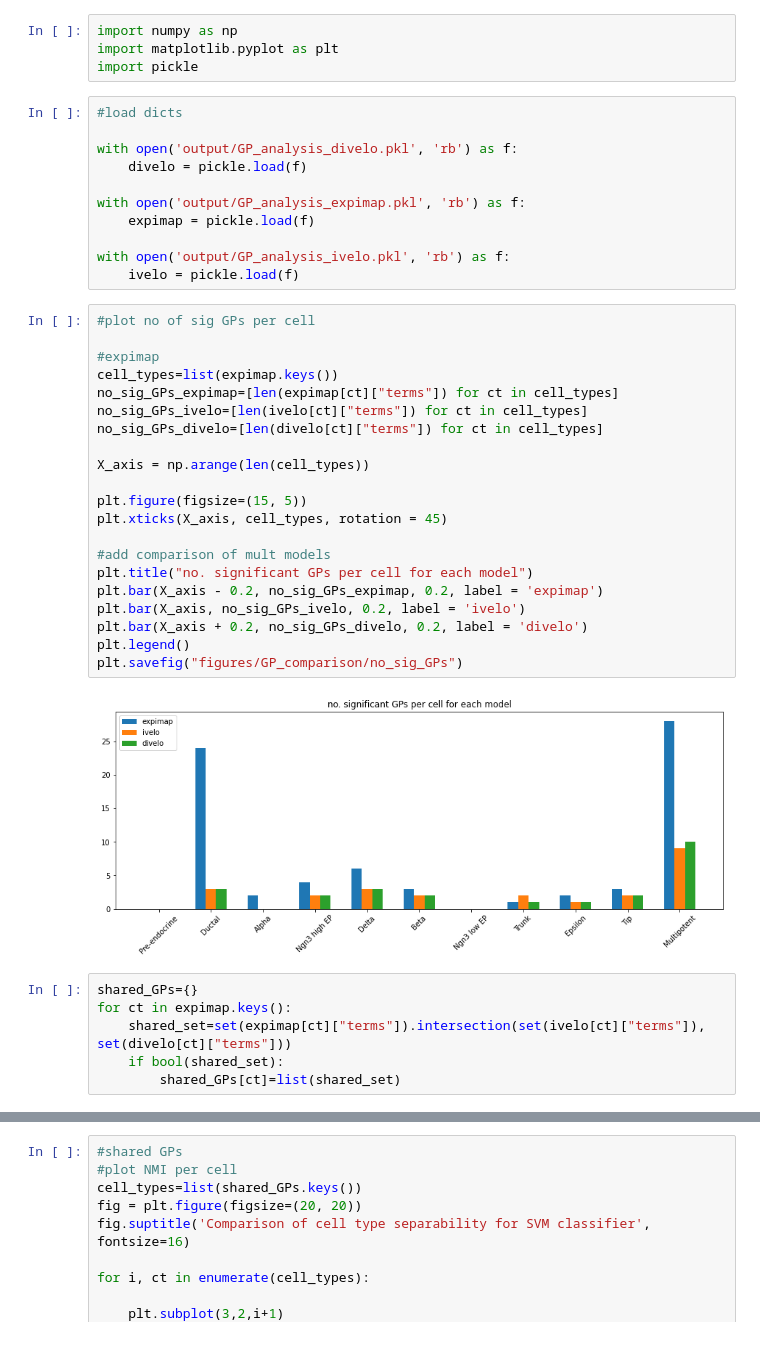
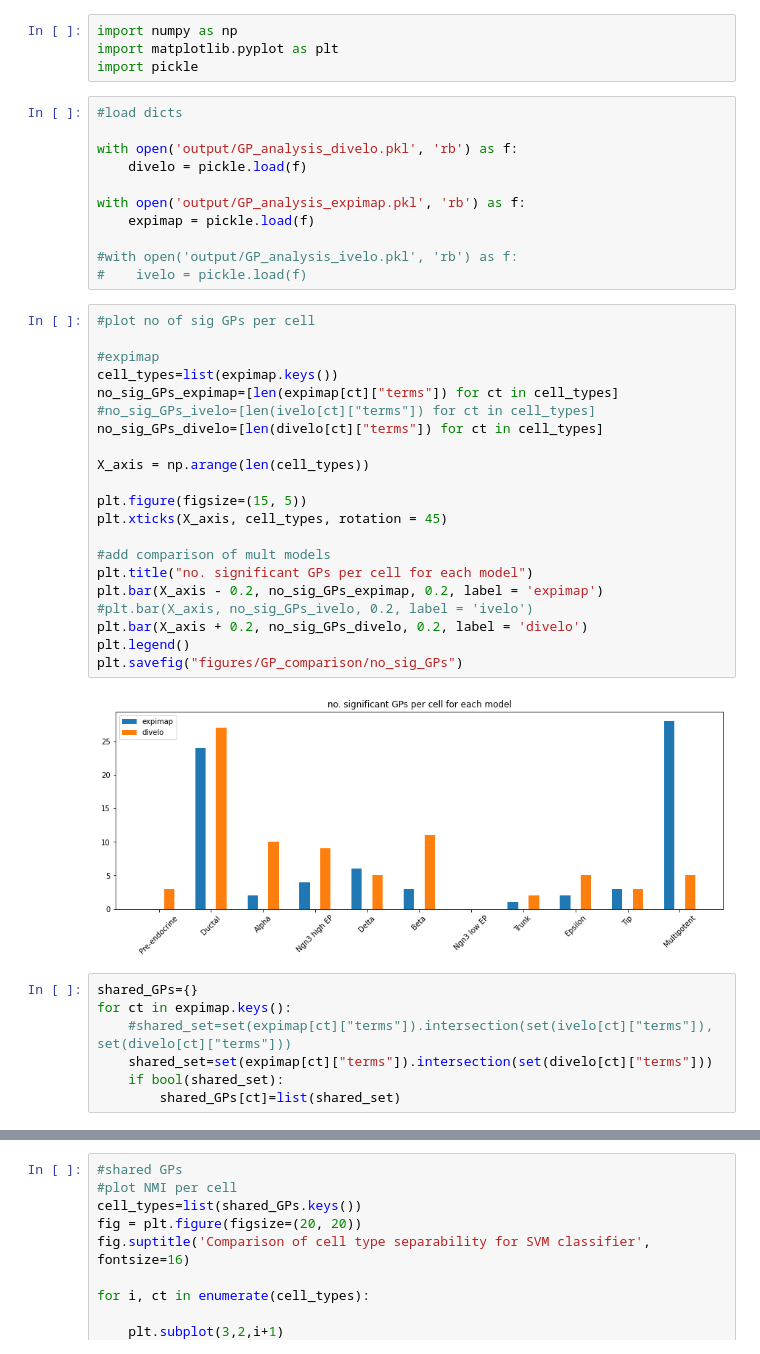
Before and after one commit to chelseabright96/velo_interpret, a Jupyter notebook: velovi/comparison.ipynb, the cells around one changed output, grey strips where cells are left out. Drawn from its saved outputs; the diff is of its cells as text.

```diff
--- a/velovi/comparison.ipynb
+++ b/velovi/comparison.ipynb
@@ -13,35 +13,36 @@ with open('output/GP_analysis_divelo.pkl', 'rb') as f:
 with open('output/GP_analysis_expimap.pkl', 'rb') as f:
     expimap = pickle.load(f)
 
-with open('output/GP_analysis_ivelo.pkl', 'rb') as f:
-    ivelo = pickle.load(f)
+#with open('output/GP_analysis_ivelo.pkl', 'rb') as f:
+#    ivelo = pickle.load(f)
 # %%
 #plot no of sig GPs per cell
 
 #expimap
 cell_types=list(expimap.keys())
 no_sig_GPs_expimap=[len(expimap[ct]["terms"]) for ct in cell_types]
-no_sig_GPs_ivelo=[len(ivelo[ct]["terms"]) for ct in cell_types]
+#no_sig_GPs_ivelo=[len(ivelo[ct]["terms"]) for ct in cell_types]
 no_sig_GPs_divelo=[len(divelo[ct]["terms"]) for ct in cell_types]
 
 X_axis = np.arange(len(cell_types))
 
 plt.figure(figsize=(15, 5))
 plt.xticks(X_axis, cell_types, rotation = 45)
 
 #add comparison of mult models
 plt.title("no. significant GPs per cell for each model")
 plt.bar(X_axis - 0.2, no_sig_GPs_expimap, 0.2, label = 'expimap')
-plt.bar(X_axis, no_sig_GPs_ivelo, 0.2, label = 'ivelo')
+#plt.bar(X_axis, no_sig_GPs_ivelo, 0.2, label = 'ivelo')
 plt.bar(X_axis + 0.2, no_sig_GPs_divelo, 0.2, label = 'divelo')
 plt.legend()
 plt.savefig("figures/GP_comparison/no_sig_GPs")
 # %% [output]
-[figure, old version]
+[figure, new version]
 # %%
 shared_GPs={}
 for ct in expimap.keys():
-    shared_set=set(expimap[ct]["terms"]).intersection(set(ivelo[ct]["terms"]), set(divelo[ct]["terms"]))
+    #shared_set=set(expimap[ct]["terms"]).intersection(set(ivelo[ct]["terms"]), set(divelo[ct]["terms"]))
+    shared_set=set(expimap[ct]["terms"]).intersection(set(divelo[ct]["terms"]))
     if bool(shared_set):
         shared_GPs[ct]=list(shared_set)
 # %%
```
Also changed, not shown: parts of 2 cells of this notebook, 21 other files.
